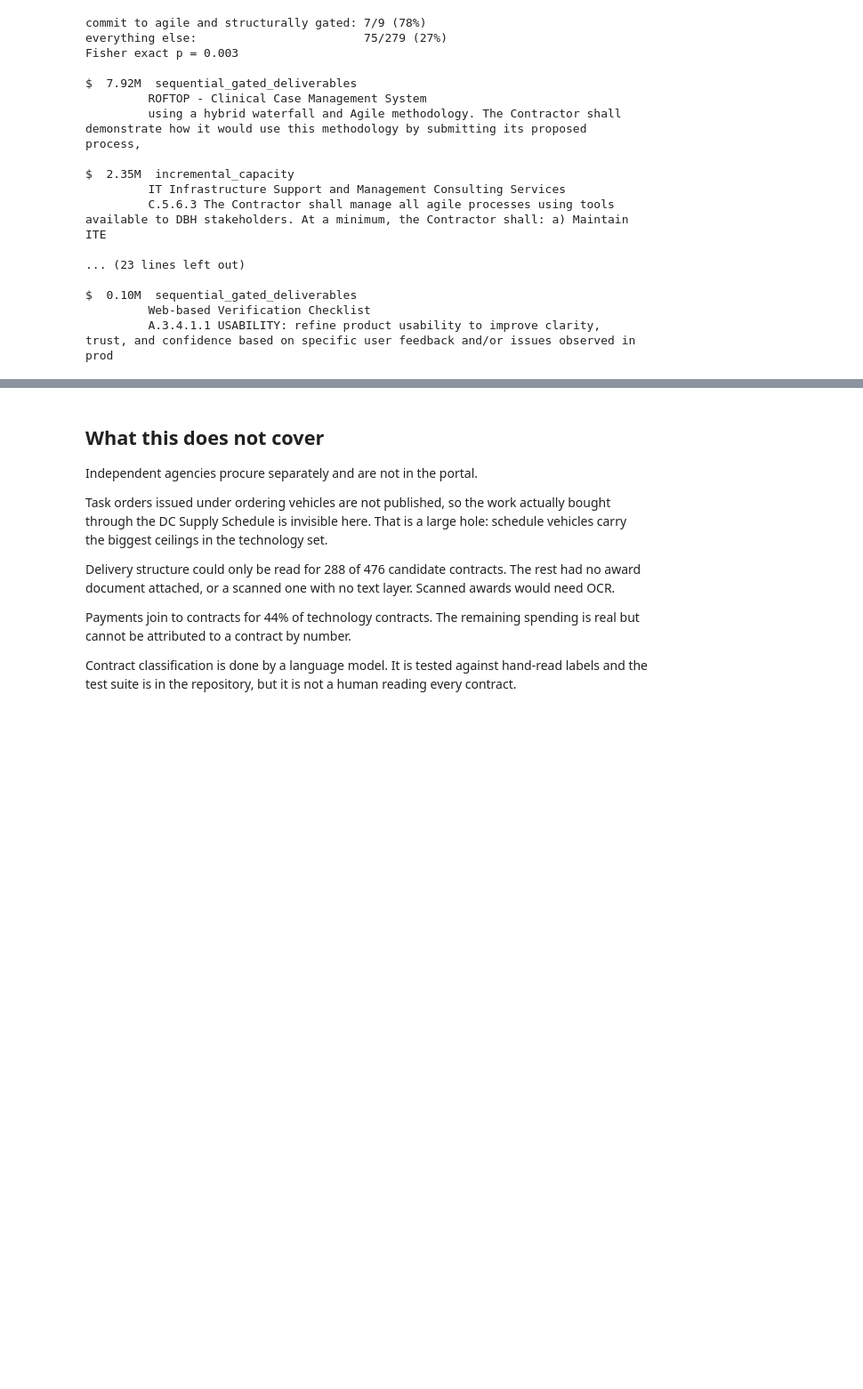
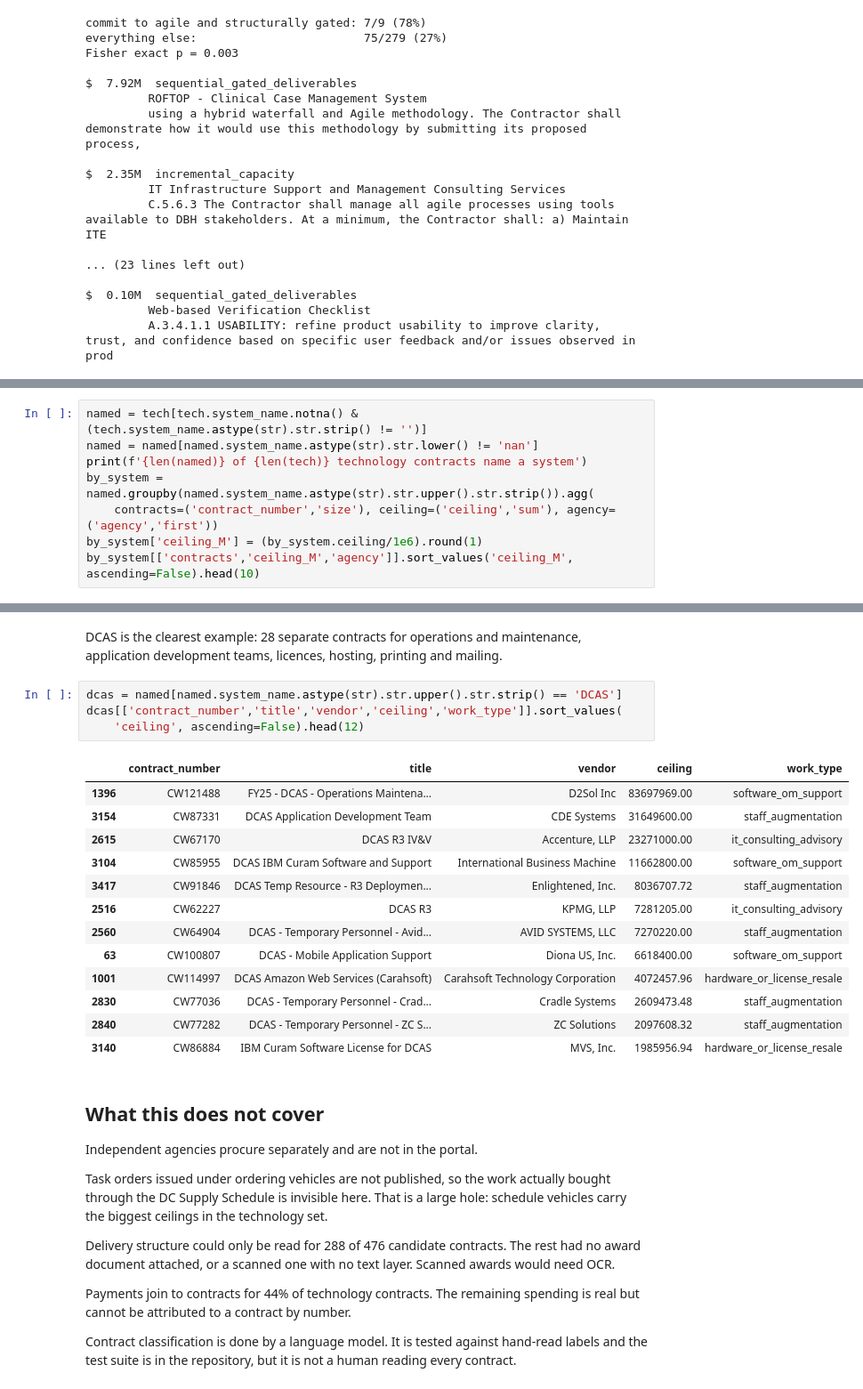
Before and after one commit to abigailhaddad/dc-software-procurement, a Jupyter notebook: analysis/how_dc_buys_software.ipynb, the cells around one changed output, grey strips where cells are left out. Shown at 89% size. Saved outputs shown, nothing was run; the diff lists cells and outputs as text; blank space fills up the shorter version.

```diff
--- a/analysis/how_dc_buys_software.ipynb
+++ b/analysis/how_dc_buys_software.ipynb
@@ -301,0 +328,8 @@ $  0.10M  sequential_gated_deliverables
+# %%
+named = tech[tech.system_name.notna() & (tech.system_name.astype(str).str.strip() != '')]
+named = named[named.system_name.astype(str).str.lower() != 'nan']
+print(f'{len(named)} of {len(tech)} technology contracts name a system')
+by_system = named.groupby(named.system_name.astype(str).str.upper().str.strip()).agg(
+    contracts=('contract_number','size'), ceiling=('ceiling','sum'), agency=('agency','first'))
+by_system['ceiling_M'] = (by_system.ceiling/1e6).round(1)
+by_system[['contracts','ceiling_M','agency']].sort_values('ceiling_M', ascending=False).head(10)
@@ -302,3 +350,24 @@ $  0.10M  sequential_gated_deliverables
+# %% [markdown]
+DCAS is the clearest example: 28 separate contracts for operations and maintenance,
+application development teams, licences, hosting, printing and mailing.
+# %%
+dcas = named[named.system_name.astype(str).str.upper().str.strip() == 'DCAS']
+dcas[['contract_number','title','vendor','ceiling','work_type']].sort_values(
+    'ceiling', ascending=False).head(12)
+# %% [output]
+|  | contract_number | title | vendor | ceiling | work_type |
+| 1396 | CW121488 | FY25 - DCAS - Operations Maintena... | D2Sol Inc | 83697969.00 | software_om_support |
+| 3154 | CW87331 | DCAS Application Development Team | CDE Systems | 31649600.00 | staff_augmentation |
+| 2615 | CW67170 | DCAS R3 IV&V | Accenture, LLP | 23271000.00 | it_consulting_advisory |
+| 3104 | CW85955 | DCAS IBM Curam Software and Support | International Business Machine | 11662800.00 | software_om_support |
+| 3417 | CW91846 | DCAS Temp Resource - R3 Deploymen... | Enlightened, Inc. | 8036707.72 | staff_augmentation |
+| 2516 | CW62227 | DCAS R3 | KPMG, LLP | 7281205.00 | it_consulting_advisory |
+| 2560 | CW64904 | DCAS - Temporary Personnel - Avid... | AVID SYSTEMS, LLC | 7270220.00 | staff_augmentation |
+| 63 | CW100807 | DCAS - Mobile Application Support | Diona US, Inc. | 6618400.00 | software_om_support |
+| 1001 | CW114997 | DCAS Amazon Web Services (Carahsoft) | Carahsoft Technology Corporation | 4072457.96 | hardware_or_license_resale |
+| 2830 | CW77036 | DCAS - Temporary Personnel - Crad... | Cradle Systems | 2609473.48 | staff_augmentation |
+| 2840 | CW77282 | DCAS - Temporary Personnel - ZC S... | ZC Solutions | 2097608.32 | staff_augmentation |
+| 3140 | CW86884 | IBM Curam Software License for DCAS | MVS, Inc. | 1985956.94 | hardware_or_license_resale |
 # %% [markdown]
 ## What this does not cover
 
```
Also changed, not shown: parts of 4 cells of this notebook, 2 other files.
